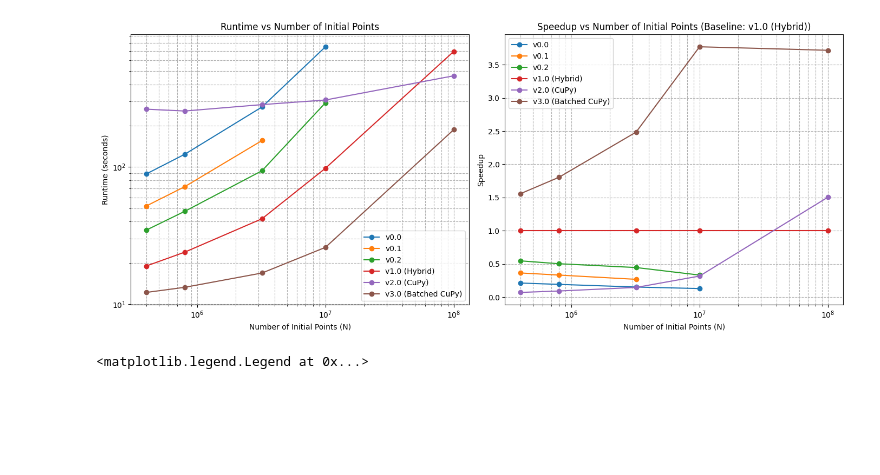
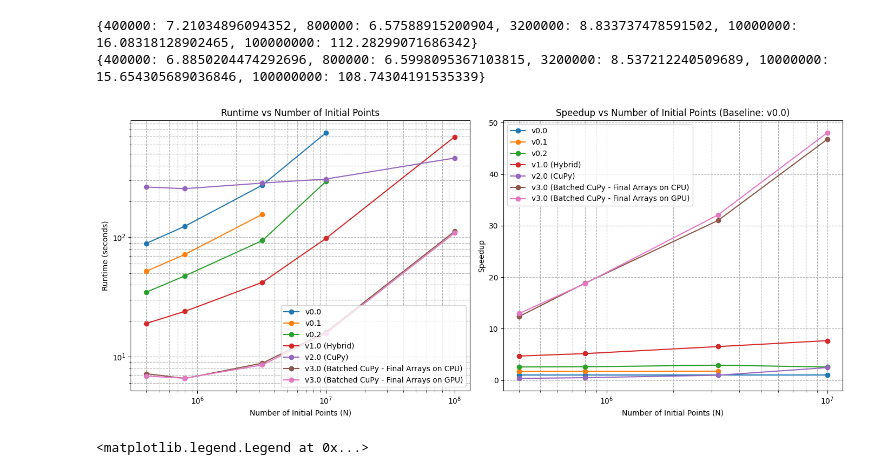
Before and after one commit to ut-padas/affini, a Jupyter notebook: _experiments/E2E_code_speedup.ipynb, the cells around one changed output. Drawn from its saved outputs; the diff is of its cells as text; code cells hidden in the pictures; blank space fills up the shorter version.

```diff
--- a/_experiments/E2E_code_speedup.ipynb
+++ b/_experiments/E2E_code_speedup.ipynb
@@ -1,14 +5,54 @@
+# %%
+v3_cpu_gpu = "../results/benchmark_Six-Hump_Camelback_host_dev.csv"
+_df_v3_cpu_gpu = pd.read_csv(v3_cpu_gpu)
+_df_v3_cpu_gpu = _df_v3_cpu_gpu.rename(
+    columns={
+        "n_train": "N",
+        "atol": "ATOL",
+        "rtol": "RTOL",
+        "time_train": "v3.0 (Batched CuPy - Final Arrays on CPU)",
+    }
+)
+v3_gpu_only = "../results/benchmark_Six-Hump_Camelback_dev_only.csv"
+_df_v3_gpu_only = pd.read_csv(v3_gpu_only)
+_df_v3_gpu_only = _df_v3_gpu_only.rename(
+    columns={
+        "n_train": "N",
+        "atol": "ATOL",
+        "rtol": "RTOL",
+        "time_train": "v3.0 (Batched CuPy - Final Arrays on GPU)",
+    }
+)
+
+v3_cpu_gpu_total_times = {}
+v3_gpu_only_total_times = {}
+for n in _df_v3_cpu_gpu.N.unique():
+    df_n = _df_v3_cpu_gpu[_df_v3_cpu_gpu.N == n]
+    total_time = (
+        df_n["v3.0 (Batched CuPy - Final Arrays on CPU)"].sum()
+        + df_n["time_predict"].sum()
+    )
+    v3_cpu_gpu_total_times[int(n)] = float(total_time)
+
+    df_n = _df_v3_gpu_only[_df_v3_gpu_only.N == n]
+    total_time = (
+        df_n["v3.0 (Batched CuPy - Final Arrays on GPU)"].sum()
+        + df_n["time_predict"].sum()
+    )
+    v3_gpu_only_total_times[int(n)] = float(total_time)
+
+print(v3_cpu_gpu_total_times)
+print(v3_gpu_only_total_times)
+# %% [output]
+{400000: 7.21034896094352, 800000: 6.57588915200904, 3200000: 8.833737478591502, 10000000: 16.08318128902465, 100000000: 112.28299071686342}
+{400000: 6.8850204474292696, 800000: 6.5998095367103815, 3200000: 8.537212240509689, 10000000: 15.654305689036846, 100000000: 108.74304191535339}
 # %%
-import matplotlib.pyplot as plt
-import numpy as np
-import pandas as pd
-
 version_times_vs_n = [
-    [400_000, 89, 52, 34.7, 22.6, 264, 19.0, 12.2],
-    [800_000, 124, 72, 47.6, 28.1, 256, 24, 13.3],
-    [3_200_000, 274, 156, 94, 55.0, 285, 42, 16.9],
-    [10_000_000, 752, np.nan, 294, 104, 308, 98, 26],
-    [100_000_000, np.nan, np.nan, np.nan, 811, 462, 695, 187],
+    [400_000, 89, 52, 34.7, 22.6, 264, 19.0],
+    [800_000, 124, 72, 47.6, 28.1, 256, 24],
+    [3_200_000, 274, 156, 94, 55.0, 285, 42],
+    [10_000_000, 752, np.nan, 294, 104, 308, 98],
+    [100_000_000, np.nan, np.nan, np.nan, 811, 462, 695],
 ]
 labels = [
     "N",
@@ -18,10 +62,18 @@ labels = [
     "v4.0",
     "v2.0 (CuPy)",
     "v1.0 (Hybrid)",
-    "v3.0 (Batched CuPy)",
 ]
 speed_baseline_col = "v1.0 (Hybrid)"
+speed_baseline_col = "v0.0"
+
+
 df = pd.DataFrame(version_times_vs_n, columns=labels)
+df["v3.0 (Batched CuPy - Final Arrays on CPU)"] = df["N"].map(v3_cpu_gpu_total_times)
+df["v3.0 (Batched CuPy - Final Arrays on GPU)"] = df["N"].map(v3_gpu_only_total_times)
+labels += [
+    "v3.0 (Batched CuPy - Final Arrays on CPU)",
+    "v3.0 (Batched CuPy - Final Arrays on GPU)",
+]
 for version in labels[1:]:
     speedup_col = f"speedup_{version}"
     df[speedup_col] = df[speed_baseline_col] / df[version]
@@ -34,7 +86,8 @@ versions = [
     # "v4.0",
     "v1.0 (Hybrid)",
     "v2.0 (CuPy)",
-    "v3.0 (Batched CuPy)",
+    "v3.0 (Batched CuPy - Final Arrays on CPU)",
+    "v3.0 (Batched CuPy - Final Arrays on GPU)",
 ]
 colors = [f"C{i}" for i in range(len(versions))]
 
@@ -67,34 +120,34 @@ def x_ticks_helper(vals: list[float]) -> list[str]:
             labels.append(rf"{mant:.1f} $\times$ 10$^{{{exp}}}$")
     return labels
 
 
 ax1.set_xlabel("Number of Initial Points (N)")
 ax1.set_ylabel("Runtime (seconds)")
 ax1.set_title("Runtime vs Number of Initial Points")
 ax1.grid(True, which="both", ls="--")
 ax1.legend()
 
 ax2.set_xscale("log")
 # ax2.set_yscale("log")
 for i, version in enumerate(versions):
     speedup_col = f"speedup_{version}"
     ax2.plot(
         df["N"],
         df[speedup_col],
         marker="o",
         label=version,
         color=colors[i],
         # alpha=alpha,
     )
 ax2.set_xlabel("Number of Initial Points (N)")
 ax2.set_ylabel("Speedup")
 ax2.set_title(f"Speedup vs Number of Initial Points (Baseline: {speed_baseline_col})")
 ax2.grid(True, which="both", ls="--")
 ax2.legend()
 
 plt.tight_layout()
 # %% [output]
-[figure, old version]
+[figure, new version]
 # %%
 version_times_vs_tols_vs_n = [
     [400_000, 0.1, 0.02, 7.56, 1.56],
```
Also changed, not shown: parts of 2 cells of this notebook.
